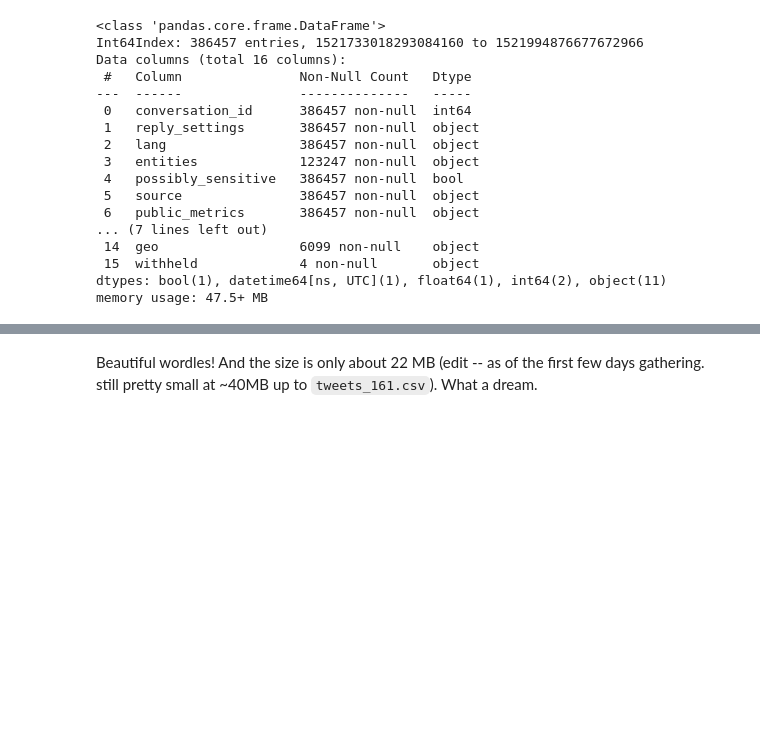
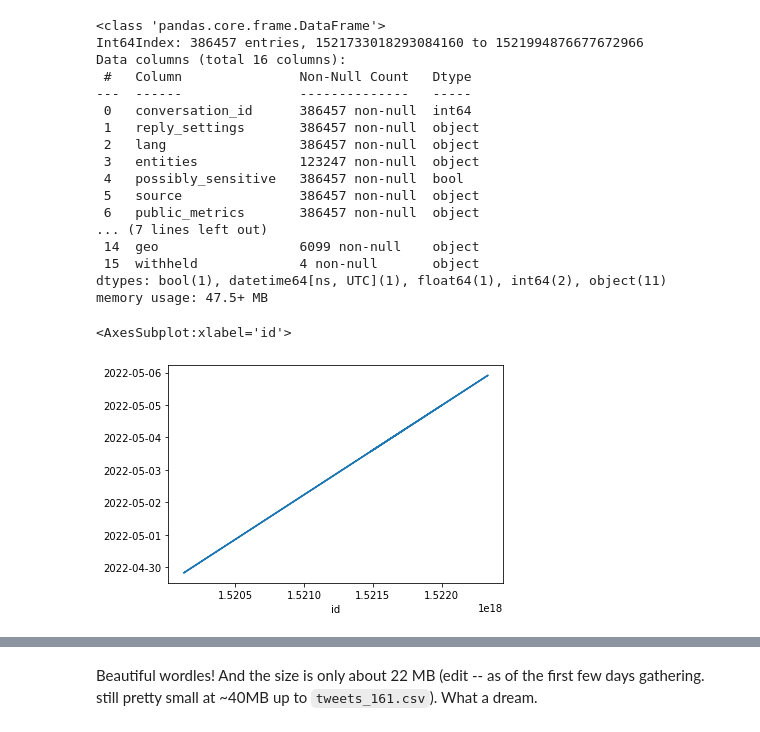
Before and after one commit to dtersegno/capstone, a Jupyter notebook: data_acquisition/3_data_cleanup.ipynb, the cells around one changed output, grey strips where cells are left out. Cells and saved outputs as stored; diff of their text form; code cells hidden in the pictures; blank space fills up the shorter version.

```diff
--- a/data_acquisition/3_data_cleanup.ipynb
+++ b/data_acquisition/3_data_cleanup.ipynb
@@ -235,3 +234,8 @@ Data columns (total 16 columns):
  15  withheld             4 non-null       object
 dtypes: bool(1), datetime64[ns, UTC](1), float64(1), int64(2), object(11)
 memory usage: 47.5+ MB
+# %%
+pd.to_datetime(tweets_df['created_at']).plot()
+# %% [output]
+<AxesSubplot:xlabel='id'>
+[figure, added]
```
Also changed, not shown: parts of 19 cells of this notebook, 2 other files.
